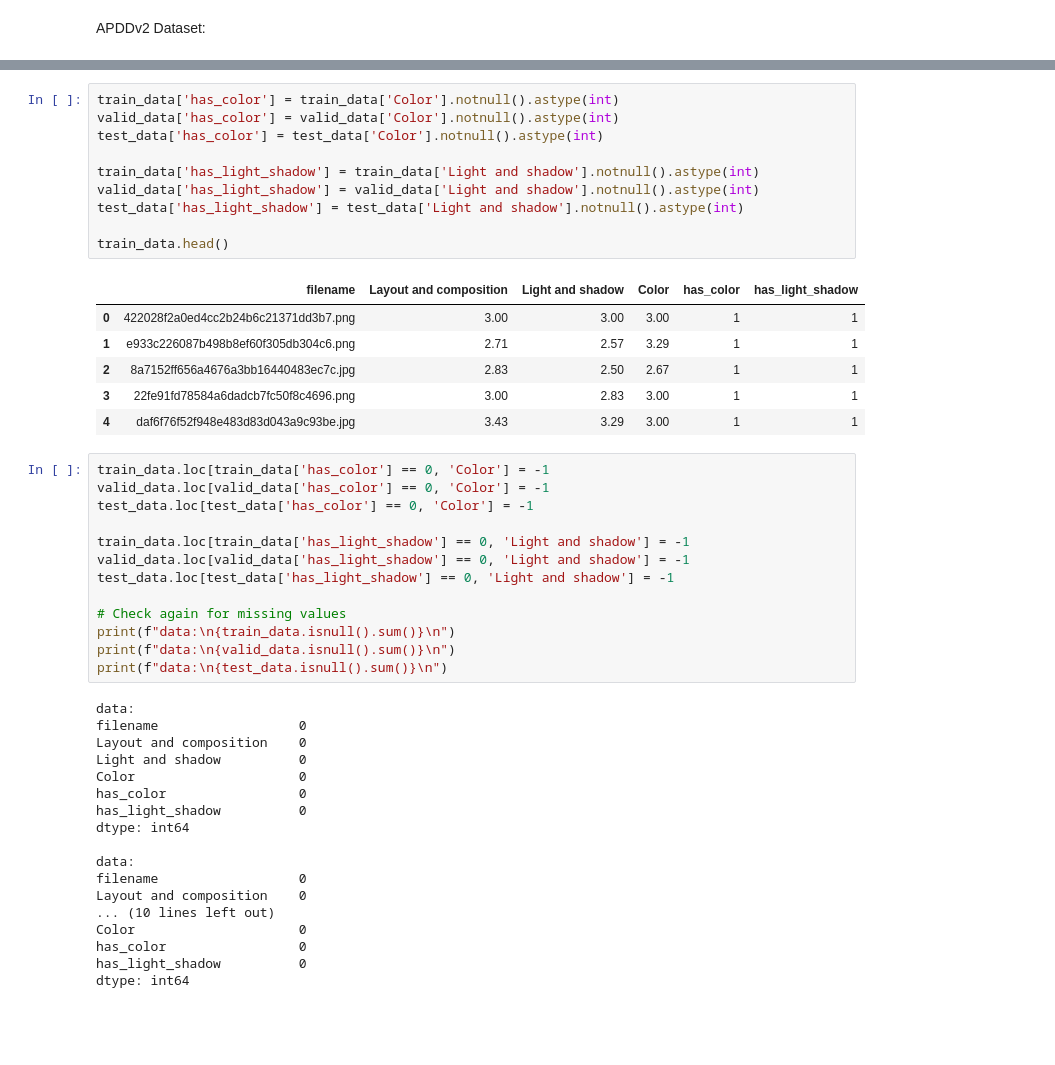
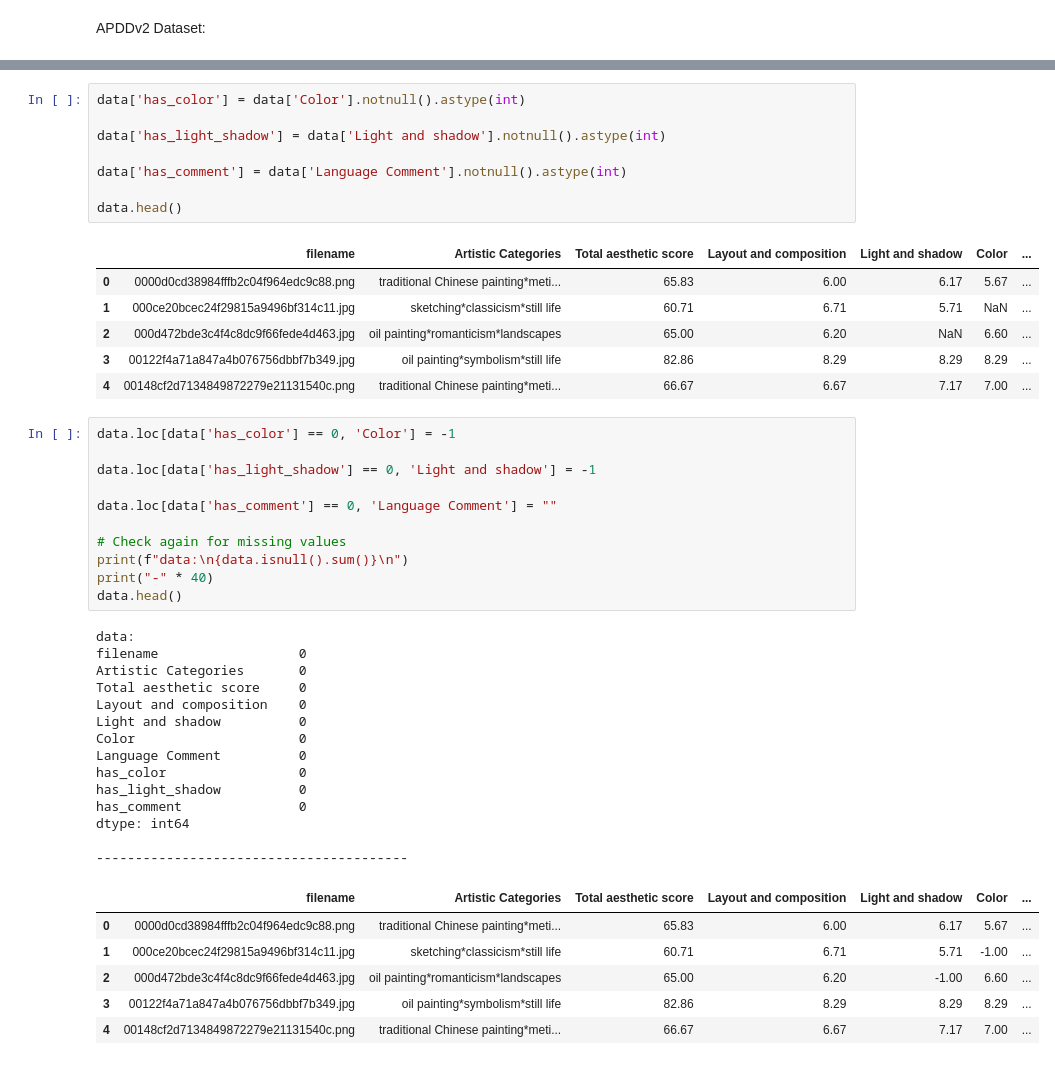
Before and after one commit to SamaMostafa03/Art-Critique-and-Creation-Tool, a Jupyter notebook: AI-Models/Critique-Models/scores_prediction.ipynb, the cells around one changed output, grey strips where cells are left out. Cells and saved outputs as stored; diff of their text form; blank space fills up the shorter version.

```diff
--- a/AI-Models/Critique-Models/scores_prediction.ipynb
+++ b/AI-Models/Critique-Models/scores_prediction.ipynb
@@ -214,48 +179,47 @@ Number of invalid files in test data: 0
-# %%
-train_data['has_color'] = train_data['Color'].notnull().astype(int)
-valid_data['has_color'] = valid_data['Color'].notnull().astype(int)
-test_data['has_color'] = test_data['Color'].notnull().astype(int)
-
-train_data['has_light_shadow'] = train_data['Light and shadow'].notnull().astype(int)
-valid_data['has_light_shadow'] = valid_data['Light and shadow'].notnull().astype(int)
-test_data['has_light_shadow'] = test_data['Light and shadow'].notnull().astype(int)
-
-train_data.head()
-# %% [output]
-|  | filename | Layout and composition | Light and shadow | Color | has_color | has_light_shadow |
-| 0 | 422028f2a0ed4cc2b24b6c21371dd3b7.png | 3.00 | 3.00 | 3.00 | 1 | 1 |
-| 1 | e933c226087b498b8ef60f305db304c6.png | 2.71 | 2.57 | 3.29 | 1 | 1 |
-| 2 | 8a7152ff656a4676a3bb16440483ec7c.jpg | 2.83 | 2.50 | 2.67 | 1 | 1 |
-| 3 | 22fe91fd78584a6dadcb7fc50f8c4696.png | 3.00 | 2.83 | 3.00 | 1 | 1 |
-| 4 | daf6f76f52f948e483d83d043a9c93be.jpg | 3.43 | 3.29 | 3.00 | 1 | 1 |
+# %%
+data['has_color'] = data['Color'].notnull().astype(int)
+
+data['has_light_shadow'] = data['Light and shadow'].notnull().astype(int)
+
+data['has_comment'] = data['Language Comment'].notnull().astype(int)
+
+data.head()
+# %% [output]
+|  | filename | Artistic Categories | Total aesthetic score | Layout and composition | Light and shadow | Color | ... |
+| 0 | 0000d0cd38984fffb2c04f964edc9c88.png | traditional Chinese painting*meti... | 65.83 | 6.00 | 6.17 | 5.67 | ... |
+| 1 | 000ce20bcec24f29815a9496bf314c11.jpg | sketching*classicism*still life | 60.71 | 6.71 | 5.71 | NaN | ... |
+| 2 | 000d472bde3c4f4c8dc9f66fede4d463.jpg | oil painting*romanticism*landscapes | 65.00 | 6.20 | NaN | 6.60 | ... |
+| 3 | 00122f4a71a847a4b076756dbbf7b349.jpg | oil painting*symbolism*still life | 82.86 | 8.29 | 8.29 | 8.29 | ... |
+| 4 | 00148cf2d7134849872279e21131540c.png | traditional Chinese painting*meti... | 66.67 | 6.67 | 7.17 | 7.00 | ... |
 # %%
-train_data.loc[train_data['has_color'] == 0, 'Color'] = -1
-valid_data.loc[valid_data['has_color'] == 0, 'Color'] = -1
-test_data.loc[test_data['has_color'] == 0, 'Color'] = -1
+data.loc[data['has_color'] == 0, 'Color'] = -1
 
-train_data.loc[train_data['has_light_shadow'] == 0, 'Light and shadow'] = -1
-valid_data.loc[valid_data['has_light_shadow'] == 0, 'Light and shadow'] = -1
-test_data.loc[test_data['has_light_shadow'] == 0, 'Light and shadow'] = -1
+data.loc[data['has_light_shadow'] == 0, 'Light and shadow'] = -1
+
+data.loc[data['has_comment'] == 0, 'Language Comment'] = ""
 
 # Check again for missing values
-print(f"data:\n{train_data.isnull().sum()}\n")
-print(f"data:\n{valid_data.isnull().sum()}\n")
-print(f"data:\n{test_data.isnull().sum()}\n")
+print(f"data:\n{data.isnull().sum()}\n")
+print("-" * 40)
+data.head()
 # %% [output]
 data:
 filename                  0
+Artistic Categories       0
+Total aesthetic score     0
 Layout and composition    0
 Light and shadow          0
 Color                     0
+Language Comment          0
 has_color                 0
 has_light_shadow          0
+has_comment               0
 dtype: int64
 
-data:
-filename                  0
-Layout and composition    0
-... (10 lines left out)
-Color                     0
-has_color                 0
-has_light_shadow          0
-dtype: int64
+----------------------------------------
+|  | filename | Artistic Categories | Total aesthetic score | Layout and composition | Light and shadow | Color | ... |
+| 0 | 0000d0cd38984fffb2c04f964edc9c88.png | traditional Chinese painting*meti... | 65.83 | 6.00 | 6.17 | 5.67 | ... |
+| 1 | 000ce20bcec24f29815a9496bf314c11.jpg | sketching*classicism*still life | 60.71 | 6.71 | 5.71 | -1.00 | ... |
+| 2 | 000d472bde3c4f4c8dc9f66fede4d463.jpg | oil painting*romanticism*landscapes | 65.00 | 6.20 | -1.00 | 6.60 | ... |
+| 3 | 00122f4a71a847a4b076756dbbf7b349.jpg | oil painting*symbolism*still life | 82.86 | 8.29 | 8.29 | 8.29 | ... |
+| 4 | 00148cf2d7134849872279e21131540c.png | traditional Chinese painting*meti... | 66.67 | 6.67 | 7.17 | 7.00 | ... |
```
Also changed, not shown: parts of 18 cells of this notebook.
